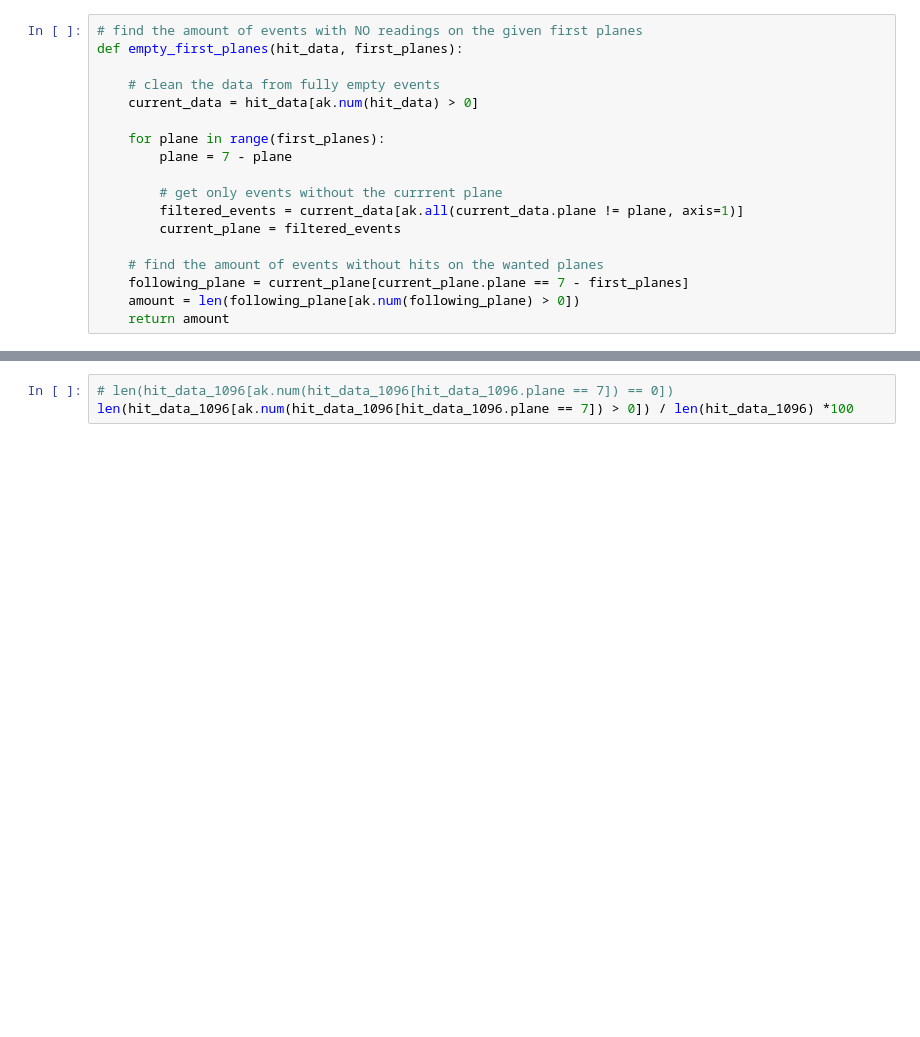
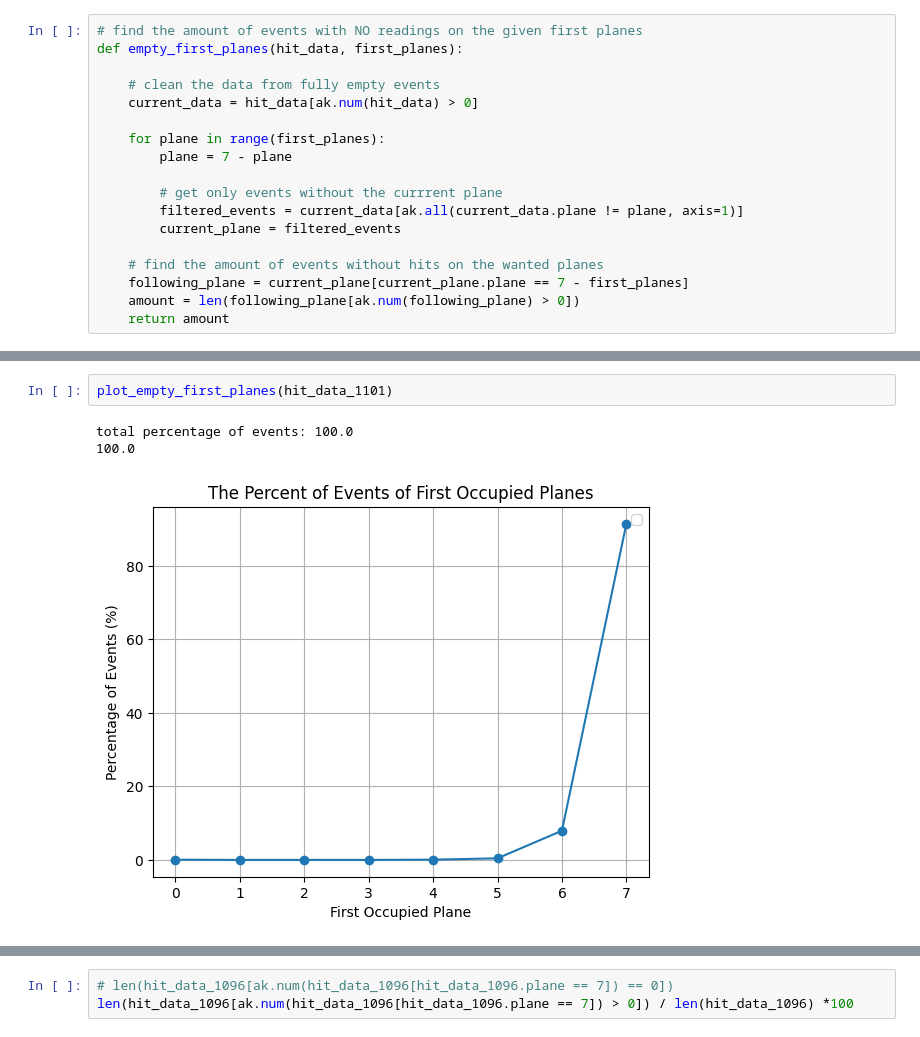
Before and after one commit to Ben-David-Ben/F-Cal-TB-Project, a Jupyter notebook: TB2025_Gap.ipynb, the cells around one changed output, grey strips where cells are left out. Saved outputs shown, nothing was run; the diff lists cells and outputs as text; blank space fills up the shorter version.

```diff
--- a/TB2025_Gap.ipynb
+++ b/TB2025_Gap.ipynb
@@ -127,2 +139,8 @@ def plot_empty_first_planes(hit_data):
     plt.grid(True)
     plt.legend()
+# %%
+plot_empty_first_planes(hit_data_1101)
+# %% [output]
+total percentage of events: 100.0
+100.0
+[figure, added]
```
Also changed, not shown: parts of 6 cells of this notebook.
